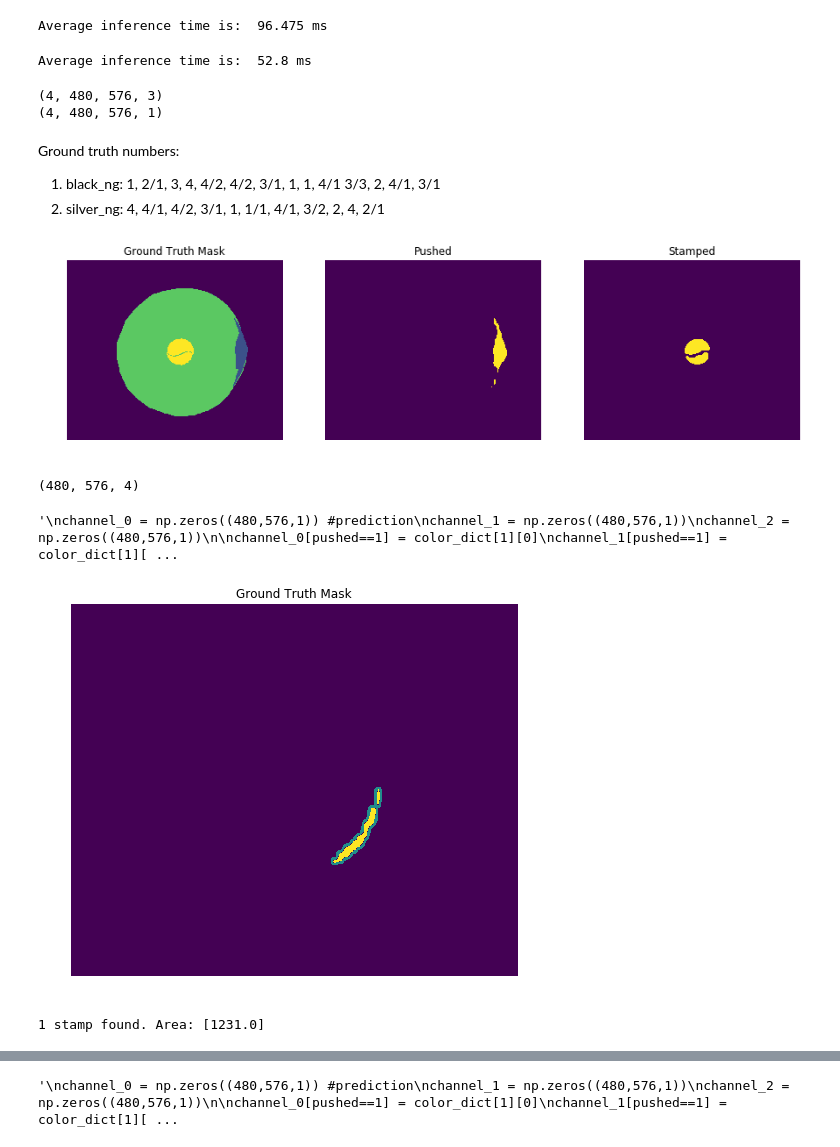
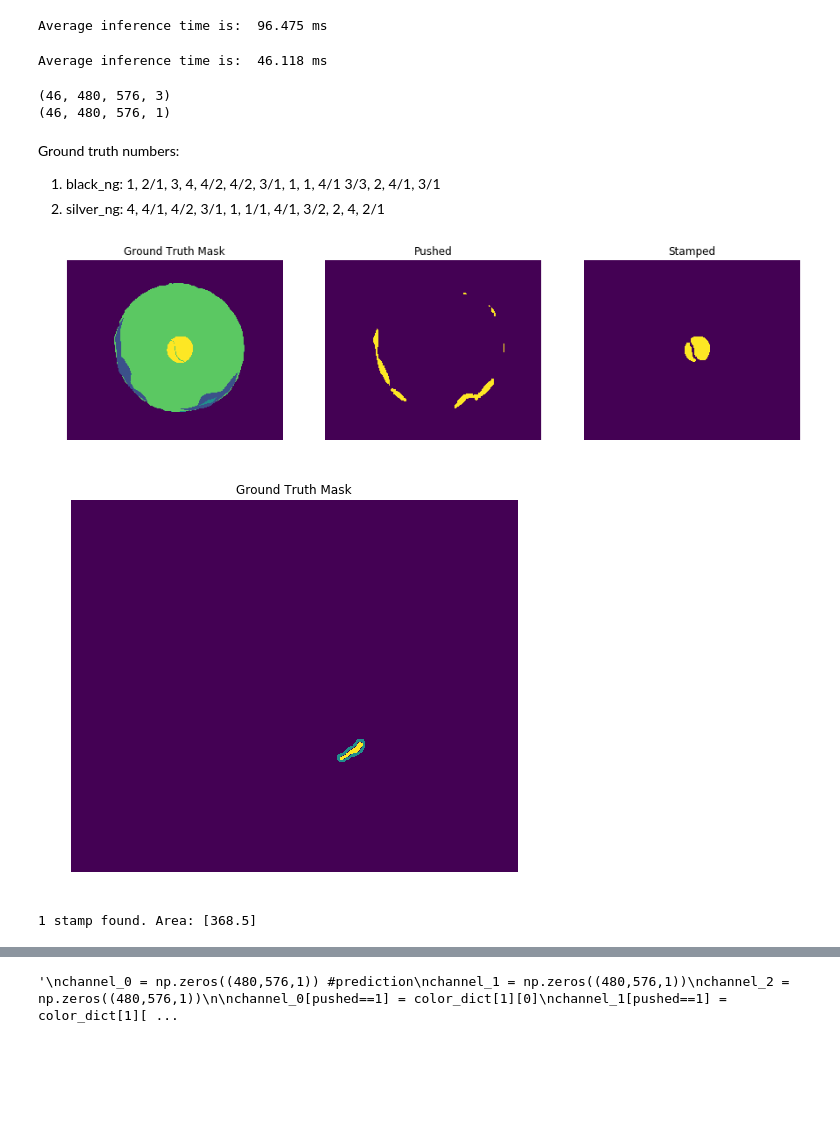
Before and after one commit to jhk0429/Segmentation_project, a Jupyter notebook: Inference-combined.ipynb, the cells around one changed output, grey strips where cells are left out. Saved outputs shown, nothing was run; the diff lists cells and outputs as text; code cells hidden in the pictures; blank space fills up the shorter version.

Commit message:
1014 combined change

```diff
--- a/Inference-combined.ipynb
+++ b/Inference-combined.ipynb
@@ -17,7 +17,8 @@
 #path = 'saved_model_1006_RMSprop_100_0.0001_BNone_classweights_P86_S3057_EncoderTrained'
 #path = 'saved_model_1006_RMSprop_100_5e-05_BNone_classweights_P86_S3060_EncoderTrained'
 
-path = 'saved_model_10123_combined_RMSprop_100_5e-05_ENCFRZ_False'
+#path = 'saved_model_10123_combined_RMSprop_100_5e-05_ENCFRZ_False'
+path = 'saved_model_1014_combined_RMSprop_100_0.0001_ENCFRZ_False'
 # %%
 import tensorflow as tf
 from tensorflow import keras
@@ -93,11 +94,13 @@ def show_predictions(test_mode=False, x=None,y=None, num=1):
 def draw_and_count(img, contours, label = '', draw_type = 'contour', show=True):
     # img : original image
     # contours: Contours found from opencv code
-    assert label in ['push', 'stamp'], "label must be either 'push' or 'stamp'"
+    assert label in ['push', 'stamp', 'hole'], "label must be either 'push' or 'stamp'"
     assert draw_type in ['bbox', 'contour'], "draw type must be either 'bbox' or 'contour'"
 
     if label=='push': val = 220
     if label=='stamp': val = 150
+    if label=='hole': val = 300
+
 
     count = 0
     area = []
@@ -205,7 +210,7 @@ frozen_func = trt.convert_to_constants.convert_variables_to_constants_v2(graph_f
 time_list = []
 pred_mask = []
 
-img_loc = glob.glob("JR_dataset/test/*.bmp")
+img_loc = glob.glob("JR_dataset/train/*/*.bmp")
 
 
 for idx,image in enumerate(tqdm(img_loc)):
@@ -216,7 +221,7 @@ for idx,image in enumerate(tqdm(img_loc)):
     n = tf.cast(n, tf.float32) / 255.0
     image = tf.image.resize(n, IMG_SIZE) #960,1152
 
-    #flipped = tf.image.flip_left_right(image)
+    image = tf.image.flip_left_right(image)
 
     image = tf.expand_dims(image,0)
     pred_mask.append(frozen_func(image)) # idx, 1, 1, H, W, 4
@@ -253,20 +258,20 @@ for idx,image in enumerate(tqdm(img_loc)):
 
 print("Average inference time is: ",(np.mean(time_list) * 1000).round(3), "ms")
 # %% [output]
-Average inference time is:  52.8 ms
+Average inference time is:  46.118 ms
 # %%
 gc.collect()
 
 train_x = []
 train_y = []
 
-for img in glob.glob("JR_dataset/test/*.bmp"):
+for img in glob.glob("JR_dataset/train/*/*.bmp"):
 
     n = cv2.imread(img)
     n = tf.cast(n, tf.float32) / 255.0
     n = tf.image.resize(n, IMG_SIZE) #960,1152
 
-    #flipped = tf.image.flip_left_right(n)
+    n = tf.image.flip_left_right(n)
 
     train_x.append(n)
 
@@ -280,7 +285,7 @@ for img in glob.glob("JR_dataset/test/*.bmp"):
     bb = tf.expand_dims(np.argmax(a, axis=-1),-1) #combine one hot #0,1,2,3
     bbb = tf.image.resize(bb, IMG_SIZE) #960,1152
 
-    #flipped2 = tf.image.flip_left_right(bbb)
+    bbb = tf.image.flip_left_right(bbb)
 
     train_y.append(bbb)
 
@@ -290,8 +295,8 @@ test_y = tf.convert_to_tensor(train_y)
 print(test_x.shape)
 print(test_y.shape)
 # %% [output]
-(4, 480, 576, 3)
-(4, 480, 576, 1)
+(46, 480, 576, 3)
+(46, 480, 576, 1)
 # %% [markdown]
 Ground truth numbers:
 1.   black_ng:
@@ -306,58 +313,25 @@ np.savez_compressed('test_img_array', test_0 = np.float32(pred_mask[0][0][0]), t
 # %%
-idx = 3
+idx = 27
 
 pred = np.float32(pred_mask[idx][0][0])
 
-ex = np.round(pred) # ex = H,W,4
+ex = np.round(pred) # ex = H,W,5
 
 pushed = tf.expand_dims(ex[:,:,1], -1) + tf.expand_dims(ex[:,:,2], -1)
 circle = tf.expand_dims(ex[:,:,3], -1)
 stamped = tf.expand_dims(ex[:,:,2], -1) # stamped = H,W,1
 bg = tf.expand_dims(ex[:,:,0], -1)
 hole = tf.expand_dims(ex[:,:,4], -1)
 
 
 #bg = 0, pushed = 1, stamped = 2, circle = 3
 
 gt_mask = np.round(test_y[idx],decimals = 0)
 #print((gt_mask==1).sum())
 
 display([gt_mask, pushed, hole])
 # %% [output]
-[figure, old version]
+[figure, new version]
-# %%
-loaded = np.load('test_img_array.npz')
-
-print(loaded['test_0'].shape)
-
-"""
-channel_0 = np.zeros((480,576,1)) #prediction
-channel_1 = np.zeros((480,576,1))
-channel_2 = np.zeros((480,576,1))
-
-channel_0[pushed==1] = color_dict[1][0]
-channel_1[pushed==1] = color_dict[1][1]
-channel_2[pushed==1] = color_dict[1][2]
-
-channel_0[circle==1] = color_dict[3][0]
-channel_1[circle==1] = color_dict[3][1]
-channel_2[circle==1] = color_dict[3][2]
-
-channel_0[stamped==1] = color_dict[2][0]
-channel_1[stamped==1] = color_dict[2][1]
-channel_2[stamped==1] = color_dict[2][2]
-
-channel_0[bg==1] = color_dict[0][0]
-channel_1[bg==1] = color_dict[0][1]
-channel_2[bg==1] = color_dict[0][2]
-
-com = tf.concat([channel_0, channel_1, channel_2], -1)
-
-display(com, idx, only_inference=True)
-"""
-# %% [output]
-(480, 576, 4)
-'\nchannel_0 = np.zeros((480,576,1)) #prediction\nchannel_1 = np.zeros((480,576,1))\nchannel_2 = np.zeros((480,576,1))\n\nchannel_0[pushed==1] = color_dict[1][0]\nchannel_1[pushed==1] = color_dict[1][ ...
 # %%
 stamped_x = np.array(stamped).astype(np.uint8) * 255
 k = cv2.getStructuringElement(cv2.MORPH_RECT, (5,5))
@@ -366,8 +340,8 @@ closed_stamp = cv2.dilate(stamped_x, k)
 contours, hierarchy = cv2.findContours(closed_stamp, cv2.RETR_LIST, cv2.CHAIN_APPROX_NONE)
 img, area, wh, count = draw_and_count(stamped_x, contours, label="stamp")
 # %% [output]
-[figure, old version]
+[figure, new version]
-1 stamp found. Area: [1231.0]
+1 stamp found. Area: [368.5]
 # %%
 pushed_x = np.array(pushed).astype(np.uint8) * 255
 k = cv2.getStructuringElement(cv2.MORPH_RECT, (10,10))
```
Also changed, not shown: parts of 4 cells of this notebook, 1 other file.
